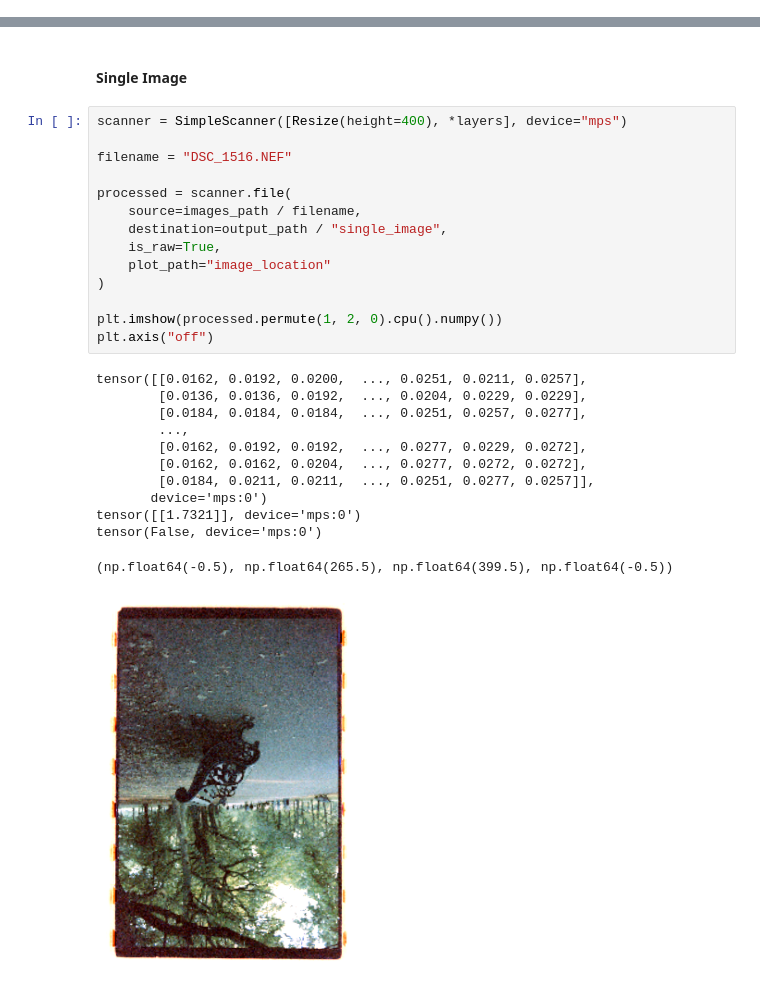
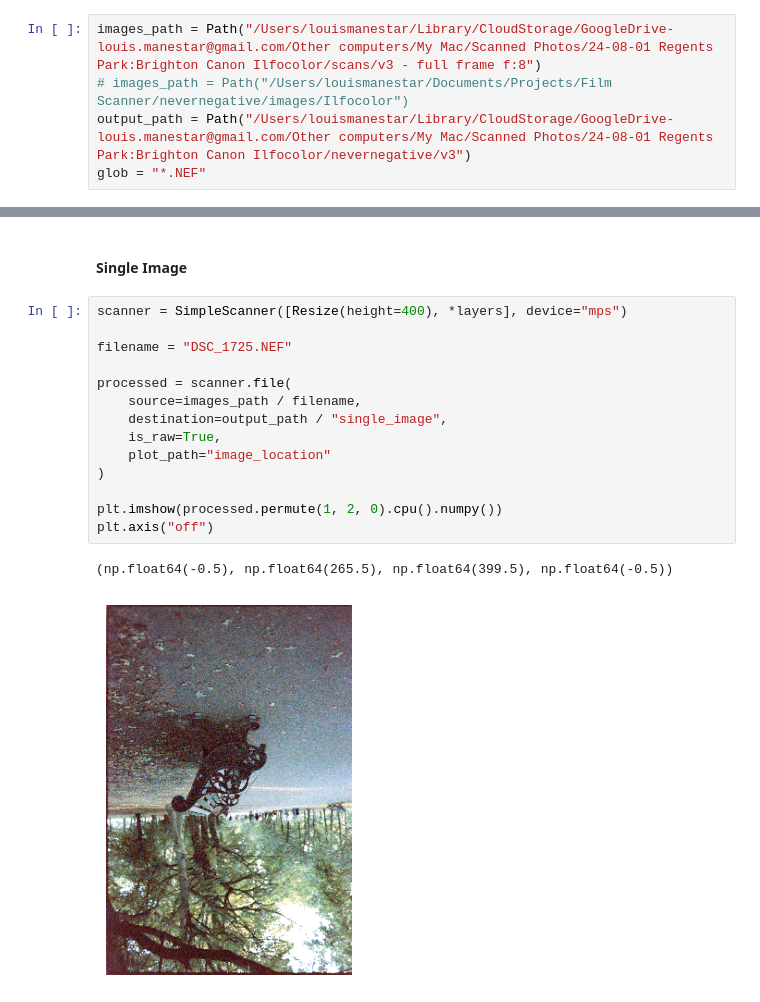
Before and after one commit to Loumstar/nevernegative, a Jupyter notebook: notebooks/ilfocolor_400.ipynb, the cells around one changed output, grey strips where cells are left out. Saved outputs shown, nothing was run; the diff lists cells and outputs as text.

```diff
--- a/notebooks/ilfocolor_400.ipynb
+++ b/notebooks/ilfocolor_400.ipynb
@@ -125,3 +120,8 @@ glob = "*.NEF"
+# %%
+images_path = Path("/Users/louismanestar/Library/CloudStorage/GoogleDrive-louis.manestar@gmail.com/Other computers/My Mac/Scanned Photos/24-08-01 Regents Park:Brighton Canon Ilfocolor/scans/v3 - full frame f:8")
+# images_path = Path("/Users/louismanestar/Documents/Projects/Film Scanner/nevernegative/images/Ilfocolor")
+output_path = Path("/Users/louismanestar/Library/CloudStorage/GoogleDrive-louis.manestar@gmail.com/Other computers/My Mac/Scanned Photos/24-08-01 Regents Park:Brighton Canon Ilfocolor/nevernegative/v3")
+glob = "*.NEF"
 # %% [markdown]
 ### V1: Match Means
 # %%
@@ -210,30 +210,20 @@ plt.axis("off")
 # %%
 scanner = SimpleScanner([Resize(height=400), *layers], device="mps")
 
-filename = "DSC_1516.NEF"
+filename = "DSC_1725.NEF"
 
 processed = scanner.file(
     source=images_path / filename,
     destination=output_path / "single_image",
     is_raw=True,
     plot_path="image_location"
 )
 
 plt.imshow(processed.permute(1, 2, 0).cpu().numpy())
 plt.axis("off")
 # %% [output]
-tensor([[0.0162, 0.0192, 0.0200,  ..., 0.0251, 0.0211, 0.0257],
-        [0.0136, 0.0136, 0.0192,  ..., 0.0204, 0.0229, 0.0229],
-        [0.0184, 0.0184, 0.0184,  ..., 0.0251, 0.0257, 0.0277],
-        ...,
-        [0.0162, 0.0192, 0.0192,  ..., 0.0277, 0.0229, 0.0272],
-        [0.0162, 0.0162, 0.0204,  ..., 0.0277, 0.0272, 0.0272],
-        [0.0184, 0.0211, 0.0211,  ..., 0.0251, 0.0277, 0.0257]],
-       device='mps:0')
-tensor([[1.7321]], device='mps:0')
-tensor(False, device='mps:0')
+(np.float64(-0.5), np.float64(265.5), np.float64(399.5), np.float64(-0.5))
-(np.float64(-0.5), np.float64(265.5), np.float64(399.5), np.float64(-0.5))
-[figure, old version]
+[figure, new version]
 # %%
 scanner = SimpleScanner(layers, device="mps")
 
```
Also changed, not shown: parts of 3 cells of this notebook, 8 other files.
